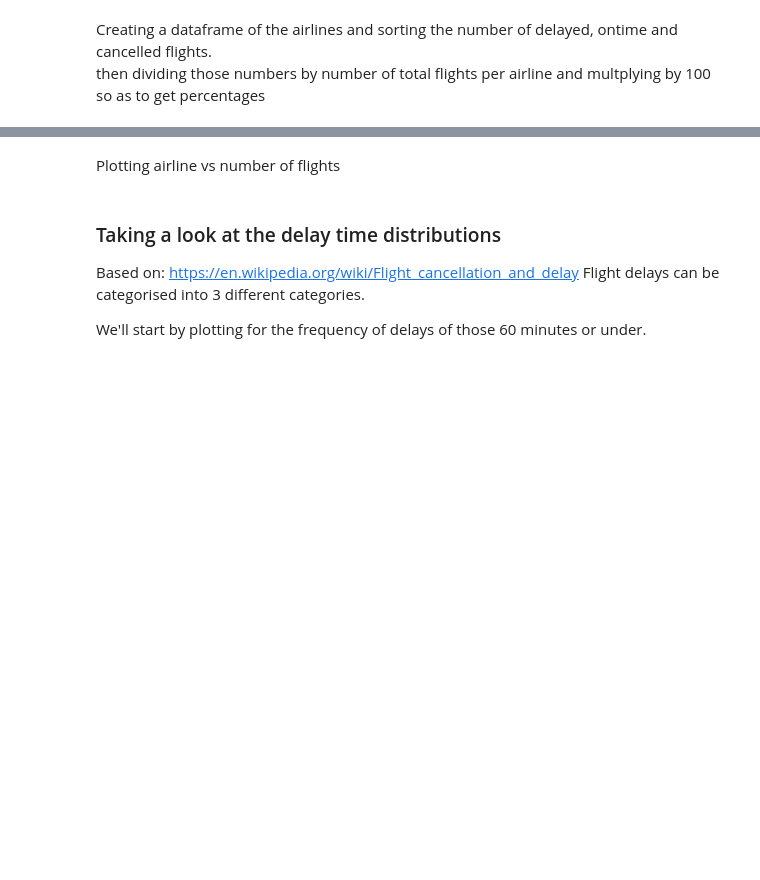
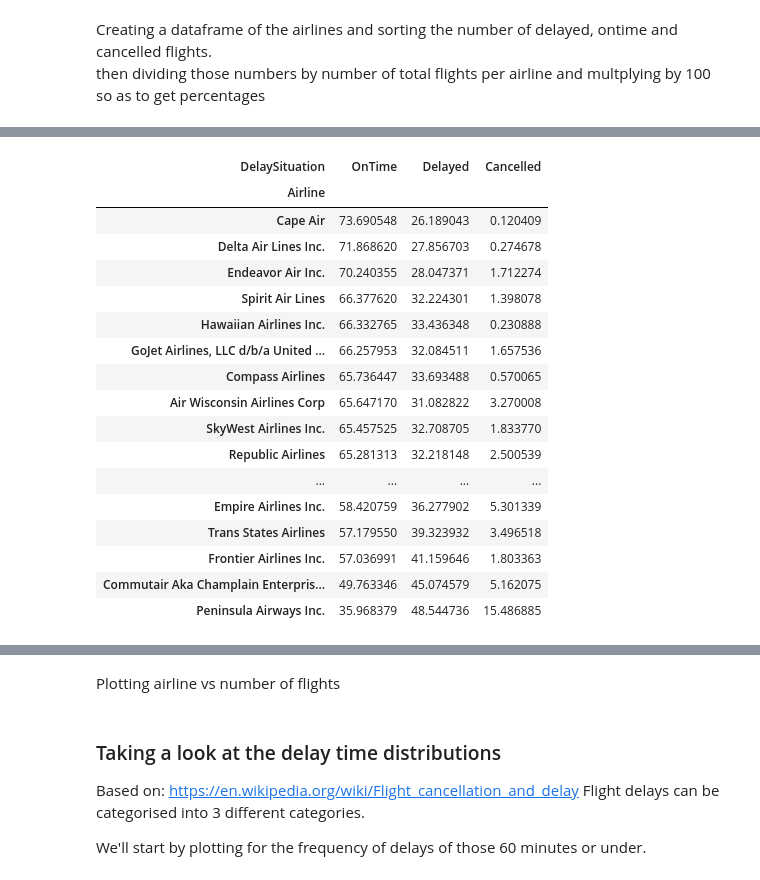
Before and after one commit to Wooniety/SC1015-Assignment, a Jupyter notebook: DeveloperFiles/M-project.ipynb, the cells around one changed output, grey strips where cells are left out. Saved outputs shown, nothing was run; the diff lists cells and outputs as text; code cells hidden in the pictures; blank space fills up the shorter version.

```diff
--- a/DeveloperFiles/M-project.ipynb
+++ b/DeveloperFiles/M-project.ipynb
@@ -300,5 +308,5 @@ ImportError: cannot import name 'AxisInt' from 'pandas._typing' (/Users/mythilim
 # %%
 airline_df.loc[total_flights].sort_values('OnTime', ascending=False) \
     [['OnTime','Delayed','Cancelled']] \
-    .style.background_gradient(axis=Axis(0),cmap='YlOrRd')
+    .style.background_gradient(axis=0,cmap='YlOrRd')
 # %% [output]
@@ -305,0 +313,18 @@ ImportError: cannot import name 'AxisInt' from 'pandas._typing' (/Users/mythilim
+| DelaySituation | OnTime | Delayed | Cancelled |
+| Airline |  |  |  |
+| Cape Air | 73.690548 | 26.189043 | 0.120409 |
+| Delta Air Lines Inc. | 71.868620 | 27.856703 | 0.274678 |
+| Endeavor Air Inc. | 70.240355 | 28.047371 | 1.712274 |
+| Spirit Air Lines | 66.377620 | 32.224301 | 1.398078 |
+| Hawaiian Airlines Inc. | 66.332765 | 33.436348 | 0.230888 |
+| GoJet Airlines, LLC d/b/a United ... | 66.257953 | 32.084511 | 1.657536 |
+| Compass Airlines | 65.736447 | 33.693488 | 0.570065 |
+| Air Wisconsin Airlines Corp | 65.647170 | 31.082822 | 3.270008 |
+| SkyWest Airlines Inc. | 65.457525 | 32.708705 | 1.833770 |
+| Republic Airlines | 65.281313 | 32.218148 | 2.500539 |
+| ... | ... | ... | ... |
+| Empire Airlines Inc. | 58.420759 | 36.277902 | 5.301339 |
+| Trans States Airlines | 57.179550 | 39.323932 | 3.496518 |
+| Frontier Airlines Inc. | 57.036991 | 41.159646 | 1.803363 |
+| Commutair Aka Champlain Enterpris... | 49.763346 | 45.074579 | 5.162075 |
+| Peninsula Airways Inc. | 35.968379 | 48.544736 | 15.486885 |
```
Also changed, not shown: parts of 12 cells of this notebook.
